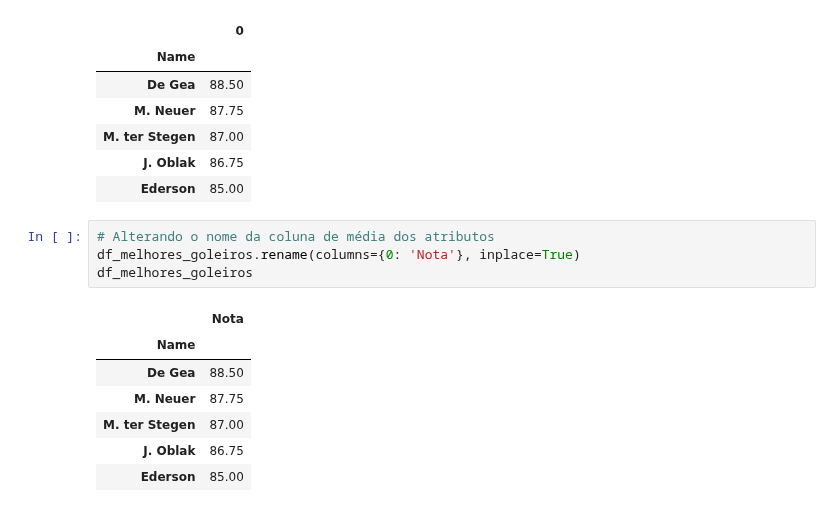
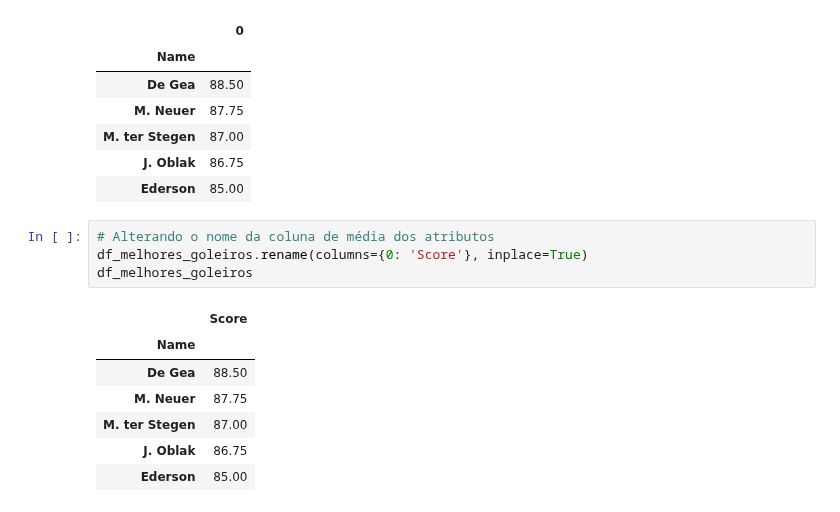
Before and after one commit to matheuspfferreira/python_data_science, a Jupyter notebook: Jogadores de Futebol - 04/notebook/nb_jogadores_futebol.ipynb, the cells around one changed output. Cells and saved outputs as stored; diff of their text form.

```diff
--- a/Jogadores de Futebol - 04/notebook/nb_jogadores_futebol.ipynb
+++ b/Jogadores de Futebol - 04/notebook/nb_jogadores_futebol.ipynb
@@ -213,10 +197,10 @@ df_melhores_goleiros
 | Ederson | 85.00 |
 # %%
 # Alterando o nome da coluna de média dos atributos
-df_melhores_goleiros.rename(columns={0: 'Nota'}, inplace=True)
+df_melhores_goleiros.rename(columns={0: 'Score'}, inplace=True)
 df_melhores_goleiros
 # %% [output]
-|  | Nota |
+|  | Score |
 | Name |  |
 | De Gea | 88.50 |
 | M. Neuer | 87.75 |
```
Also changed, not shown: parts of 2 cells of this notebook.
